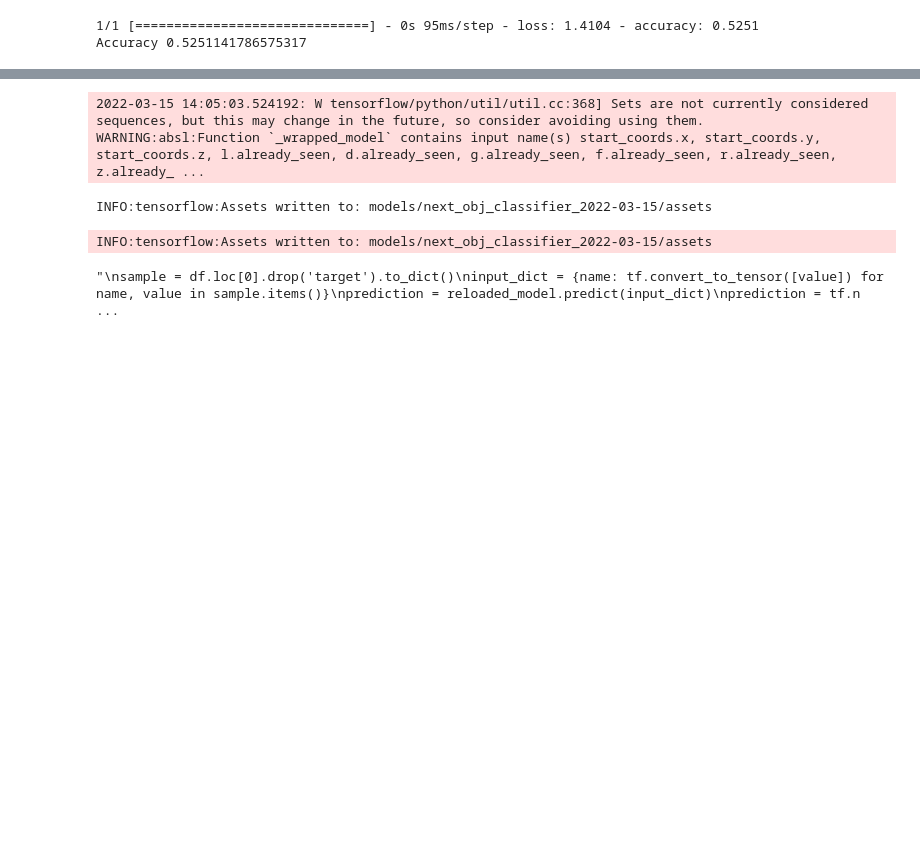
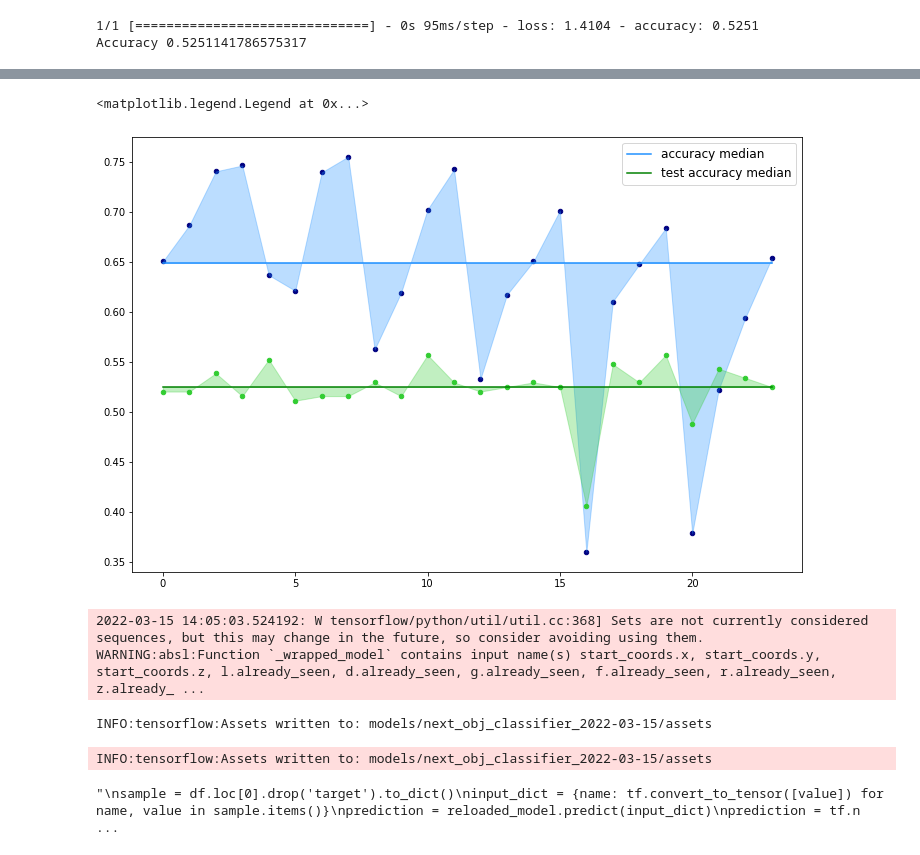
Before and after one commit to zauri/action_selection, a Jupyter notebook: cognitive model/model_evaluation/rnn/nn_with_spatial_info_tf2_7_2022-03-16.ipynb, the cells around one changed output, grey strips where cells are left out. Cells and saved outputs as stored; diff of their text form; code cells hidden in the pictures; blank space fills up the shorter version.

Commit message:
add first version of acc plot

```diff
--- a/cognitive model/model_evaluation/rnn/nn_with_spatial_info_tf2_7_2022-03-16.ipynb
+++ b/cognitive model/model_evaluation/rnn/nn_with_spatial_info_tf2_7_2022-03-16.ipynb
@@ -314,3 +306,29 @@ results.plot(kind='line', y='test_accuracy', ax=ax)
+# %%
+%matplotlib inline
+
+x = [x for x in range(0, len(results))]
+median_acc = [np.median(results['accuracy'])] * len(x)
+median_test_acc = [np.median(results['test_accuracy'])] * len(x)
+std = [results['accuracy'].std()] * len(x)
+std_test = [results['test_accuracy'].std()] * len(x)
+
+plt.figure(figsize=(12,8))
+
+plt.scatter(x, results['accuracy'], marker='o', s=20, c='navy')
+plt.plot(x, median_acc, c='dodgerblue', label='accuracy median')
+plt.fill_between(x, median_acc,
+                 results['accuracy'],
+                 alpha=0.3, color='dodgerblue')
+
+plt.scatter(x, results['test_accuracy'], marker='o', s=20, c='limegreen')
+plt.plot(x, median_test_acc, c='green', label='test accuracy median')
+plt.fill_between(x, median_test_acc, results['test_accuracy'],
+                 alpha=0.3, color='limegreen')
+
+plt.legend(fontsize=12, framealpha=0.8, loc='upper right', markerscale=2.5)
+# %% [output]
+<matplotlib.legend.Legend at 0x...>
+[figure, added]
 # %%
 #model.save('models/next_obj_classifier_2022-03-15')
 # %% [output]
```
Also changed, not shown: parts of 17 cells of this notebook.
